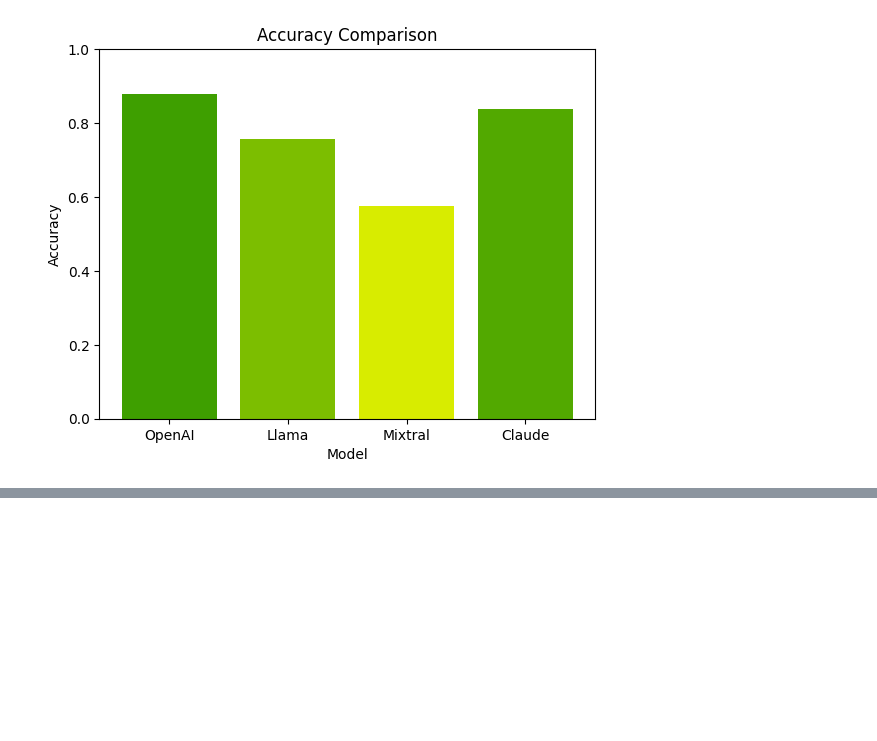
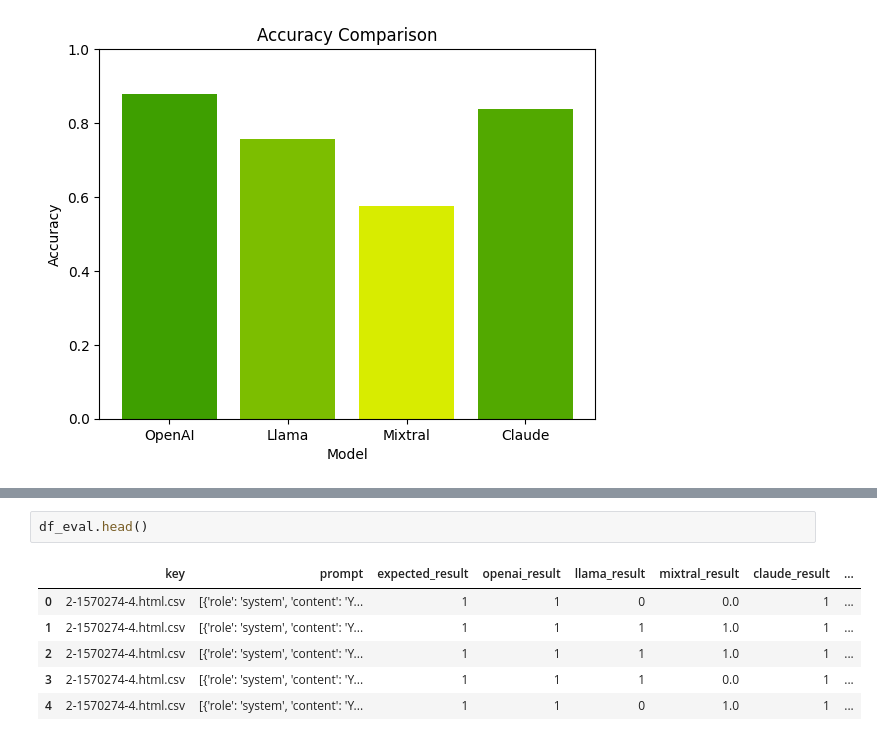
Before and after one commit to anushadudi/ollama_agent, a Jupyter notebook: table_fact_check.ipynb, the cells around one changed output, grey strips where cells are left out. Drawn from its saved outputs; the diff is of its cells as text; blank space fills up the shorter version.

```diff
--- a/table_fact_check.ipynb
+++ b/table_fact_check.ipynb
@@ -258,0 +481,9 @@ plt.show()
+# %%
+df_eval.head()
+# %% [output]
+|  | key | prompt | expected_result | openai_result | llama_result | mixtral_result | claude_result | ... |
+| 0 | 2-1570274-4.html.csv | [{'role': 'system', 'content': 'Y... | 1 | 1 | 0 | 0.0 | 1 | ... |
+| 1 | 2-1570274-4.html.csv | [{'role': 'system', 'content': 'Y... | 1 | 1 | 1 | 1.0 | 1 | ... |
+| 2 | 2-1570274-4.html.csv | [{'role': 'system', 'content': 'Y... | 1 | 1 | 1 | 1.0 | 1 | ... |
+| 3 | 2-1570274-4.html.csv | [{'role': 'system', 'content': 'Y... | 1 | 1 | 1 | 0.0 | 1 | ... |
+| 4 | 2-1570274-4.html.csv | [{'role': 'system', 'content': 'Y... | 1 | 1 | 0 | 1.0 | 1 | ... |
```
Also changed, not shown: parts of 16 cells of this notebook.
